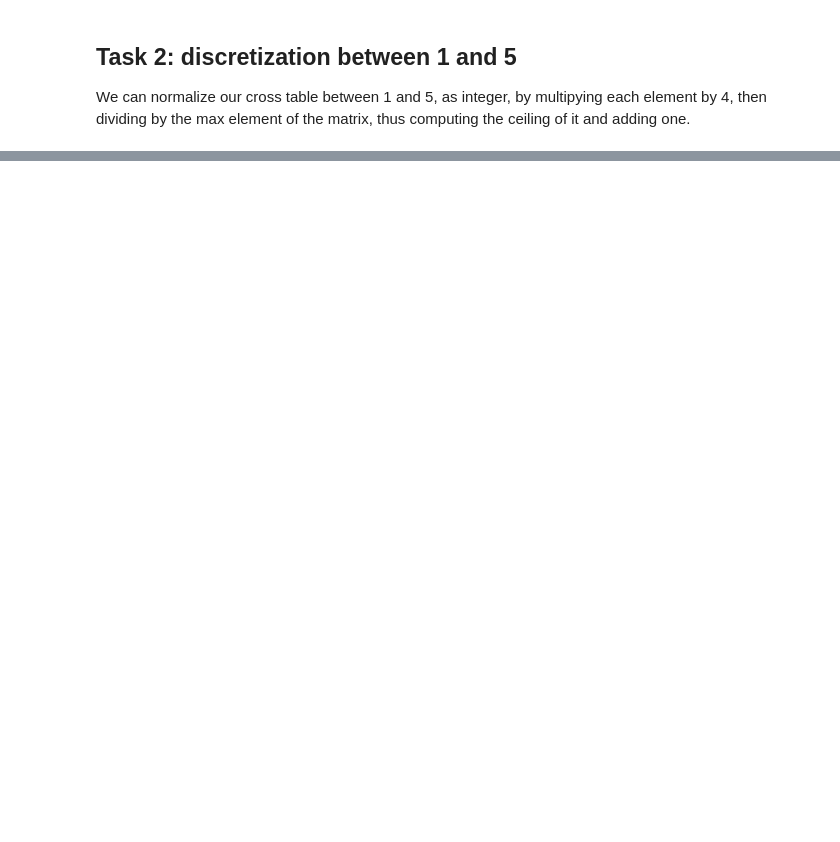
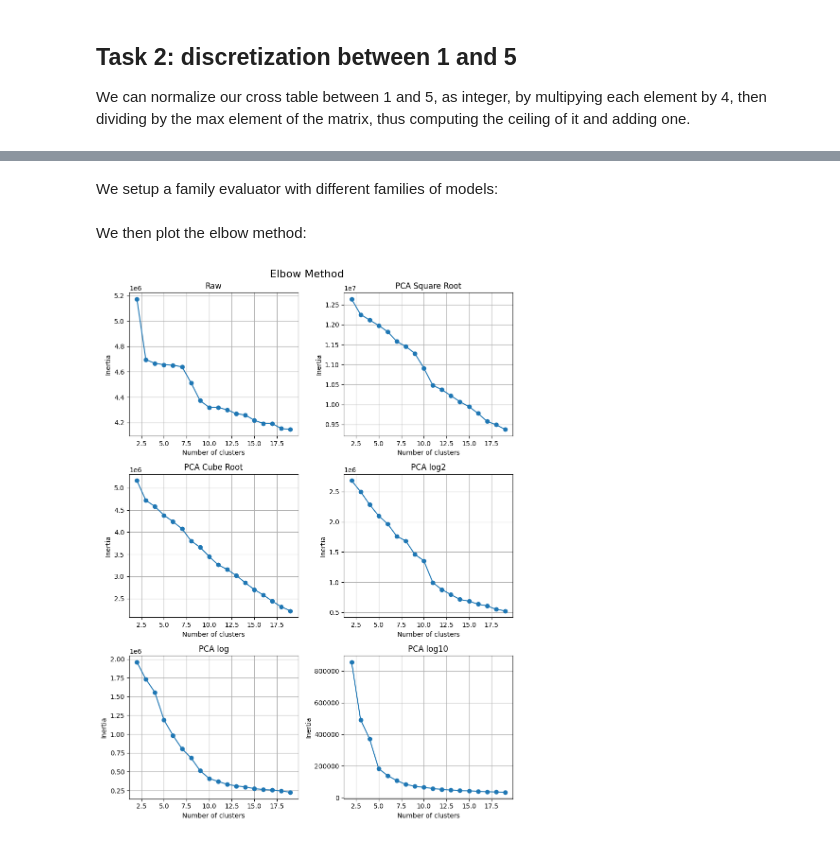
Before and after one commit to marcospampi/lab-data-mining, a Jupyter notebook: homework4/homework4.ipynb, the cells around one changed output, grey strips where cells are left out. Cells and saved outputs as stored; diff of their text form; code cells hidden in the pictures; blank space fills up the shorter version.

```diff
--- a/homework4/homework4.ipynb
+++ b/homework4/homework4.ipynb
@@ -240,0 +217,49 @@ plt.show()
+# %% [markdown]
+We setup a family evaluator with different families of models:
+# %%
+
+from src.model import ModelFamilyEvaluator, ModelFamily
+ev = (
+    ModelFamilyEvaluator()
+         .add_family('Raw',
+             ModelFamily(cross_trx)
+                 .with_range(range(2,20))
+                 .with_seed(1234)
+         )
+         .add_family('PCA Square Root',
+             ModelFamily(cross_trx)
+                 .with_range(range(2,20))
+                 .with_pca(int(np.sqrt(cross_trx.shape[1])))
+                 .with_seed(2341)
+         )
+        .add_family('PCA Cube Root',
+            ModelFamily(cross_trx)
+                .with_range(range(2,20))
+                .with_pca(int(cross_trx.shape[1]**(1/np.e)))
+                .with_seed(7777)
+        )
+        .add_family('PCA log2',
+             ModelFamily(cross_trx)
+                 .with_range(range(2,20))
+                 .with_pca(int(np.log2(cross_trx.shape[1])))
+                 .with_seed(117)
+         )
+        .add_family('PCA log',
+            ModelFamily(cross_trx)
+                .with_range(range(2,20))
+                .with_pca(int(np.log(cross_trx.shape[1])))
+                .with_seed(49)
+        )
+        .add_family('PCA log10',
+            ModelFamily(cross_trx)
+                .with_range(range(2,20))
+                .with_pca(int(np.log10(cross_trx.shape[1])))
+                .with_seed(343)
+        )
+)
+# %% [markdown]
+We then plot the elbow method:
+# %%
+ev.plot_elbow()
+# %% [output]
+[figure, added]
```
Also changed, not shown: parts of 14 cells of this notebook, 1 other file.
